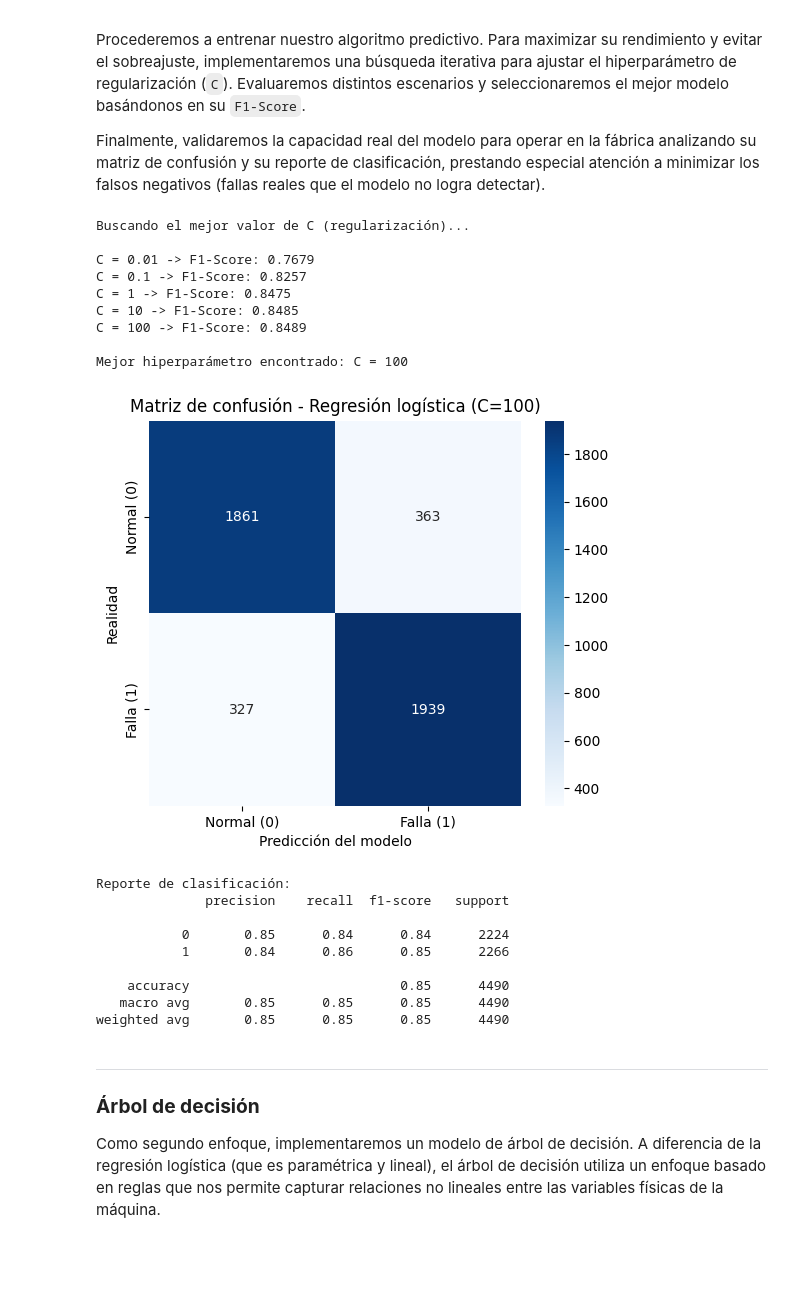
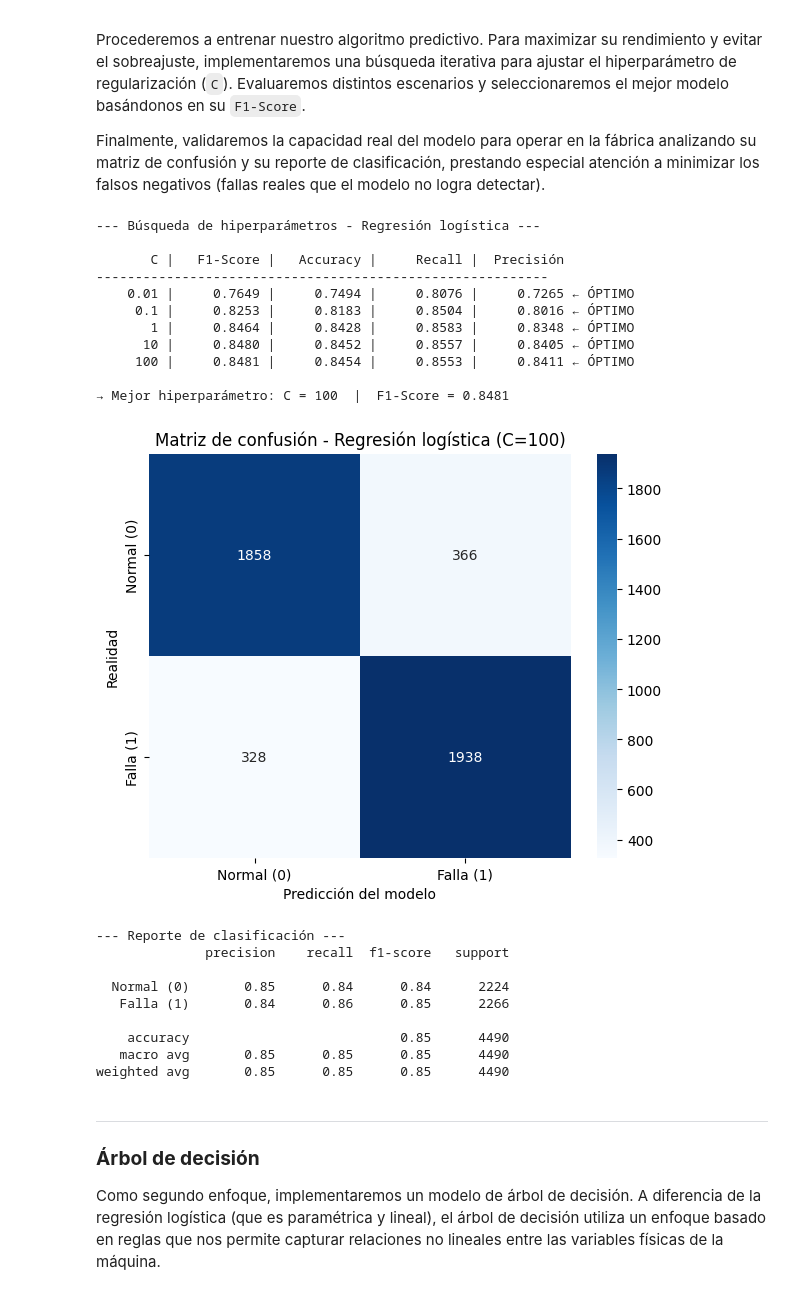
Before and after one commit to Lautsol/Tp-Ciencia-de-datos, a Jupyter notebook: Archivos/TP_Parte2.ipynb, the cells around one changed output. Saved outputs shown, nothing was run; the diff lists cells and outputs as text; code cells hidden in the pictures; blank space fills up the shorter version.

```diff
--- a/Archivos/TP_Parte2.ipynb
+++ b/Archivos/TP_Parte2.ipynb
@@ -304,67 +328,71 @@ Procederemos a entrenar nuestro algoritmo predictivo. Para maximizar su rendimie
 
 Finalmente, validaremos la capacidad real del modelo para operar en la fábrica analizando su matriz de confusión y su reporte de clasificación, prestando especial atención a minimizar los falsos negativos (fallas reales que el modelo no logra detectar).
 # %%
-# 1. Ajuste de hiperparámetros (parámetro C)
-print("Buscando el mejor valor de C (regularización)...\n")
+print("--- Búsqueda de hiperparámetros - Regresión logística ---\n")
+print(f"{'C':>8} | {'F1-Score':>10} | {'Accuracy':>10} | {'Recall':>10} | {'Precisión':>10}")
+print("-" * 58)
 
 valores_C = [0.01, 0.1, 1, 10, 100]
+resultados_lr = []
 mejor_f1 = 0
 mejor_C = 0
 
 for c in valores_C:
-    # Instanciar y entrenar el modelo con el C actual
     modelo_tmp = LogisticRegression(C=c, max_iter=2000)
     modelo_tmp.fit(X_train, y_train)
+    y_pred_tmp = modelo_tmp.predict(X_test)
 
-    # Evaluar la precisión con F1-Score sobre el conjunto de test
-    y_pred_tmp = modelo_tmp.predict(X_test)
-    f1 = f1_score(y_test, y_pred_tmp)
+    f1  = f1_score(y_test, y_pred_tmp)
+    acc = accuracy_score(y_test, y_pred_tmp)
+    rec = recall_score(y_test, y_pred_tmp)
+    pre = precision_score(y_test, y_pred_tmp)
 
-    print(f"C = {c} -> F1-Score: {f1:.4f}")
+    marca = " ← ÓPTIMO" if f1 > mejor_f1 else ""
+    mejor_f1 = max(mejor_f1, f1)
+    mejor_C  = c if marca else mejor_C
 
-    if f1 > mejor_f1:
-        mejor_f1 = f1
-        mejor_C = c
+    resultados_lr.append({'C': c, 'F1-Score': f1, 'Accuracy': acc, 'Recall': rec, 'Precisión': pre})
+    print(f"{c:>8} | {f1:>10.4f} | {acc:>10.4f} | {rec:>10.4f} | {pre:>10.4f}{marca}")
 
-print(f"\nMejor hiperparámetro encontrado: C = {mejor_C}")
+print(f"\n→ Mejor hiperparámetro: C = {mejor_C}  |  F1-Score = {mejor_f1:.4f}")
 
-# 2. Entrenamiento definitivo
+# Entrenamiento definitivo
 model_LR = LogisticRegression(C=mejor_C, max_iter=2000)
 model_LR.fit(X_train, y_train)
-
-# 3. Evaluación del modelo final
 y_pred = model_LR.predict(X_test)
 
 # Matriz de confusión
 cm = confusion_matrix(y_test, y_pred)
 plt.figure(figsize=(6, 5))
 sns.heatmap(cm, annot=True, fmt='d', cmap='Blues',
             xticklabels=['Normal (0)', 'Falla (1)'],
             yticklabels=['Normal (0)', 'Falla (1)'])
 plt.title(f'Matriz de confusión - Regresión logística (C={mejor_C})')
 plt.xlabel('Predicción del modelo')
 plt.ylabel('Realidad')
+plt.tight_layout()
 plt.show()
 
-# Reporte de clasificación
-print("\nReporte de clasificación:")
-print(classification_report(y_test, y_pred))
+print("\n--- Reporte de clasificación ---")
+print(classification_report(y_test, y_pred, target_names=['Normal (0)', 'Falla (1)']))
 # %% [output]
-Buscando el mejor valor de C (regularización)...
+--- Búsqueda de hiperparámetros - Regresión logística ---
 
-C = 0.01 -> F1-Score: 0.7679
-C = 0.1 -> F1-Score: 0.8257
-C = 1 -> F1-Score: 0.8475
-C = 10 -> F1-Score: 0.8485
-C = 100 -> F1-Score: 0.8489
+       C |   F1-Score |   Accuracy |     Recall |  Precisión
+----------------------------------------------------------
+    0.01 |     0.7649 |     0.7494 |     0.8076 |     0.7265 ← ÓPTIMO
+     0.1 |     0.8253 |     0.8183 |     0.8504 |     0.8016 ← ÓPTIMO
+       1 |     0.8464 |     0.8428 |     0.8583 |     0.8348 ← ÓPTIMO
+      10 |     0.8480 |     0.8452 |     0.8557 |     0.8405 ← ÓPTIMO
+     100 |     0.8481 |     0.8454 |     0.8553 |     0.8411 ← ÓPTIMO
 
-Mejor hiperparámetro encontrado: C = 100
+→ Mejor hiperparámetro: C = 100  |  F1-Score = 0.8481
-[figure, old version]
+[figure, new version]
-Reporte de clasificación:
+--- Reporte de clasificación ---
               precision    recall  f1-score   support
 
-           0       0.85      0.84      0.84      2224
-           1       0.84      0.86      0.85      2266
+  Normal (0)       0.85      0.84      0.84      2224
+   Falla (1)       0.84      0.86      0.85      2266
 
     accuracy                           0.85      4490
    macro avg       0.85      0.85      0.85      4490
```
Also changed, not shown: parts of 4 cells of this notebook, 4 other files.
